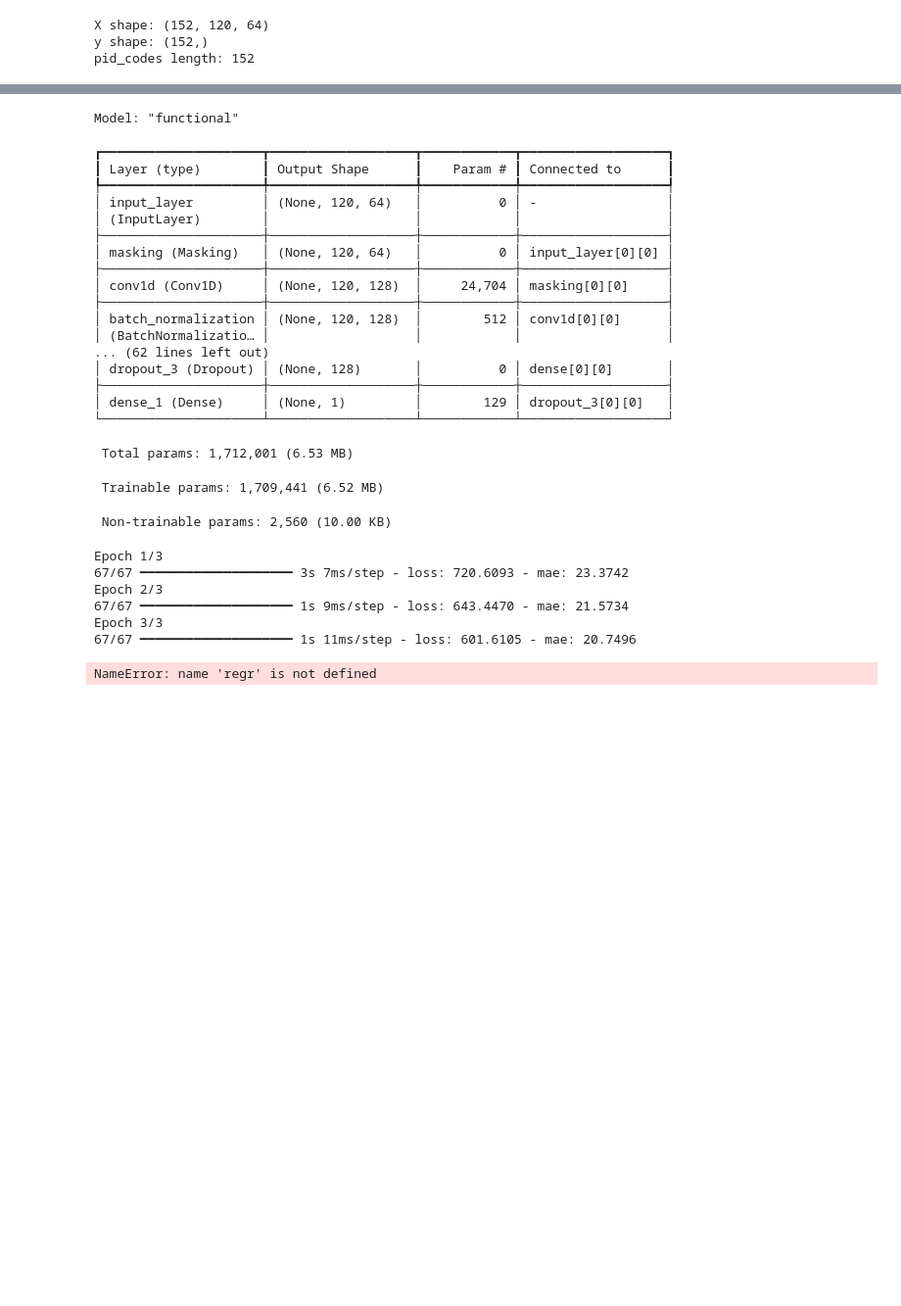
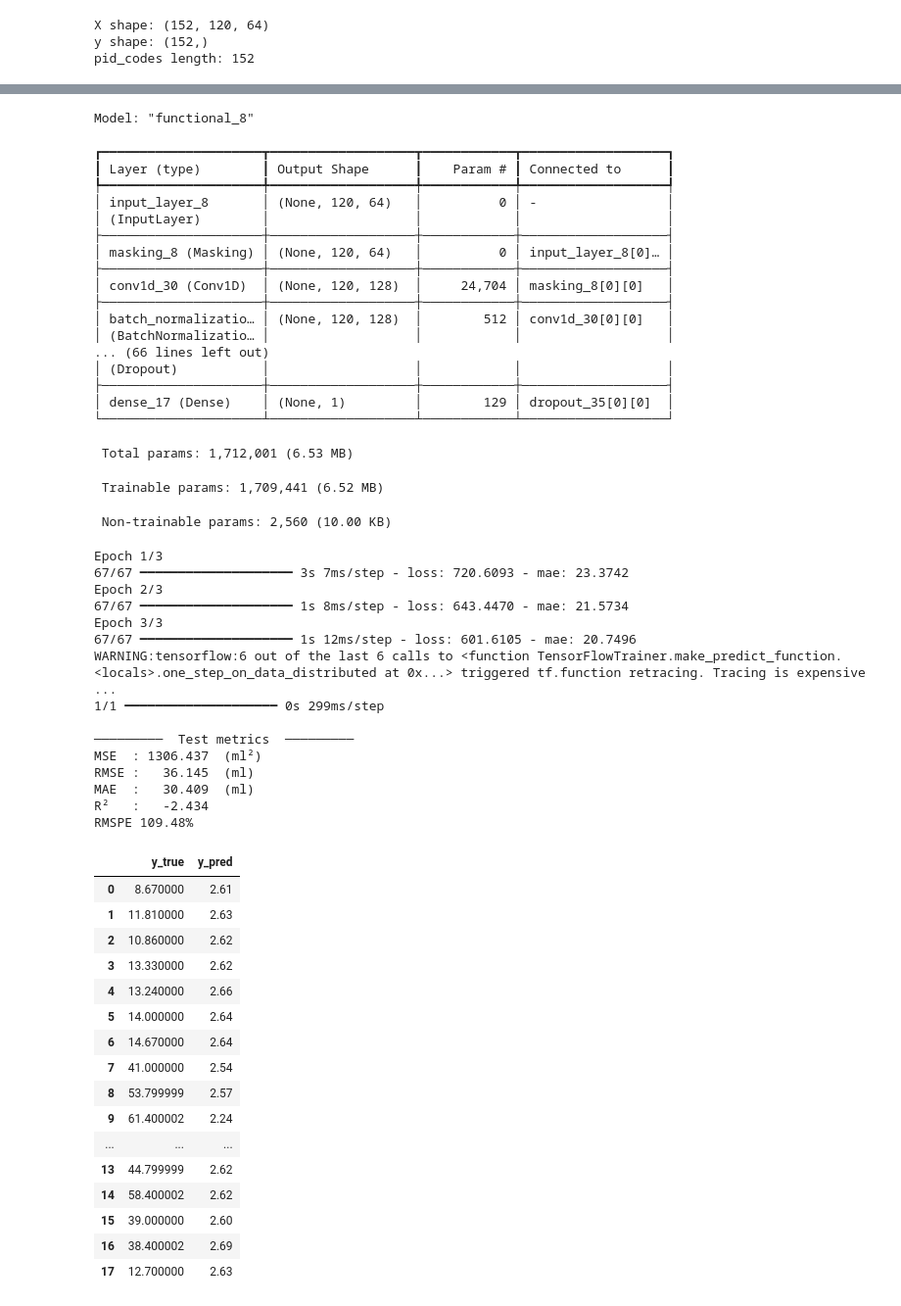
Before and after one commit to alirezamxi/Hydrocare, a Jupyter notebook: labeled/inspection/regression part.ipynb, the cells around one changed output, grey strips where cells are left out. Shown at 98% size. Saved outputs shown, nothing was run; the diff lists cells and outputs as text; code cells hidden in the pictures; blank space fills up the shorter version.

```diff
--- a/labeled/inspection/regression part.ipynb
+++ b/labeled/inspection/regression part.ipynb
@@ -54,7 +54,7 @@ df = (pd.read_excel(PATH)
         .reset_index(drop=True))
 
 df[flag_col] = df[flag_col].map({"Drinking": 1, "Not_Drinking": 0})
-df['Gender']= df['gender'].map({"Drinking": 1, "Not_Drinking": 0})
+df['Gender']= df['Gender'].map({"Male": 1, "Female": 0})
 assert df[flag_col].isin([0, 1]).all(), "Label still not 0/1"
 
 # ────────────────────────────────────────────────────────────────
@@ -489,7 +489,7 @@ history = model.fit(X_train, y_train,
 # ------------------------------------------------------------
 # 4  EVALUATE
 # ------------------------------------------------------------
-y_pred = regr.predict(X_test).squeeze()
+y_pred = model.predict(X_test).squeeze()
 
 mse  = mean_squared_error(y_test, y_pred)
 mae  = mean_absolute_error(y_test, y_pred)
@@ -499,44 +499,69 @@ rmspe = np.sqrt(mse) / y_test.mean()
 print("\n─────────  Test metrics  ─────────")
 print(f"MSE  : {mse:8.3f}  (ml²)")
 print(f"RMSE : {np.sqrt(mse):8.3f}  (ml)")
 print(f"MAE  : {mae:8.3f}  (ml)")
 print(f"R²   : {r2:8.3f}")
 print(f"RMSPE {100*np.mean(rmspe):.2f}%")
 # optional: quick look at first 10 predictions
 pd.DataFrame({"y_true": y_test[:100],
               "y_pred": y_pred[:100]}).round(2)
 # %% [output]
 Train sips: 134   Test sips: 18
 Participants in train : 15
 Participants in test  : 2
-Model: "functional"
+Model: "functional_8"
 ┏━━━━━━━━━━━━━━━━━━━━━┳━━━━━━━━━━━━━━━━━━━┳━━━━━━━━━━━━┳━━━━━━━━━━━━━━━━━━━┓
 ┃ Layer (type)        ┃ Output Shape      ┃    Param # ┃ Connected to      ┃
 ┡━━━━━━━━━━━━━━━━━━━━━╇━━━━━━━━━━━━━━━━━━━╇━━━━━━━━━━━━╇━━━━━━━━━━━━━━━━━━━┩
-│ input_layer         │ (None, 120, 64)   │          0 │ -                 │
+│ input_layer_8       │ (None, 120, 64)   │          0 │ -                 │
 │ (InputLayer)        │                   │            │                   │
 ├─────────────────────┼───────────────────┼────────────┼───────────────────┤
-│ masking (Masking)   │ (None, 120, 64)   │          0 │ input_layer[0][0] │
+│ masking_8 (Masking) │ (None, 120, 64)   │          0 │ input_layer_8[0]… │
 ├─────────────────────┼───────────────────┼────────────┼───────────────────┤
-│ conv1d (Conv1D)     │ (None, 120, 128)  │     24,704 │ masking[0][0]     │
+│ conv1d_30 (Conv1D)  │ (None, 120, 128)  │     24,704 │ masking_8[0][0]   │
 ├─────────────────────┼───────────────────┼────────────┼───────────────────┤
-│ batch_normalization │ (None, 120, 128)  │        512 │ conv1d[0][0]      │
+│ batch_normalizatio… │ (None, 120, 128)  │        512 │ conv1d_30[0][0]   │
 │ (BatchNormalizatio… │                   │            │                   │
-... (62 lines left out)
-│ dropout_3 (Dropout) │ (None, 128)       │          0 │ dense[0][0]       │
+... (66 lines left out)
+│ (Dropout)           │                   │            │                   │
 ├─────────────────────┼───────────────────┼────────────┼───────────────────┤
-│ dense_1 (Dense)     │ (None, 1)         │        129 │ dropout_3[0][0]   │
+│ dense_17 (Dense)    │ (None, 1)         │        129 │ dropout_35[0][0]  │
 └─────────────────────┴───────────────────┴────────────┴───────────────────┘
  Total params: 1,712,001 (6.53 MB)
  Trainable params: 1,709,441 (6.52 MB)
  Non-trainable params: 2,560 (10.00 KB)
 Epoch 1/3
 67/67 ━━━━━━━━━━━━━━━━━━━━ 3s 7ms/step - loss: 720.6093 - mae: 23.3742
 Epoch 2/3
-67/67 ━━━━━━━━━━━━━━━━━━━━ 1s 9ms/step - loss: 643.4470 - mae: 21.5734
+67/67 ━━━━━━━━━━━━━━━━━━━━ 1s 8ms/step - loss: 643.4470 - mae: 21.5734
 Epoch 3/3
-67/67 ━━━━━━━━━━━━━━━━━━━━ 1s 11ms/step - loss: 601.6105 - mae: 20.7496
+67/67 ━━━━━━━━━━━━━━━━━━━━ 1s 12ms/step - loss: 601.6105 - mae: 20.7496
+WARNING:tensorflow:6 out of the last 6 calls to <function TensorFlowTrainer.make_predict_function.<locals>.one_step_on_data_distributed at 0x...> triggered tf.function retracing. Tracing is expensive  ...
+1/1 ━━━━━━━━━━━━━━━━━━━━ 0s 299ms/step
+
+─────────  Test metrics  ─────────
+MSE  : 1306.437  (ml²)
+RMSE :   36.145  (ml)
+MAE  :   30.409  (ml)
+R²   :   -2.434
+RMSPE 109.48%
-NameError: name 'regr' is not defined
+|  | y_true | y_pred |
+| 0 | 8.670000 | 2.61 |
+| 1 | 11.810000 | 2.63 |
+| 2 | 10.860000 | 2.62 |
+| 3 | 13.330000 | 2.62 |
+| 4 | 13.240000 | 2.66 |
+| 5 | 14.000000 | 2.64 |
+| 6 | 14.670000 | 2.64 |
+| 7 | 41.000000 | 2.54 |
+| 8 | 53.799999 | 2.57 |
+| 9 | 61.400002 | 2.24 |
+| ... | ... | ... |
+| 13 | 44.799999 | 2.62 |
+| 14 | 58.400002 | 2.62 |
+| 15 | 39.000000 | 2.60 |
+| 16 | 38.400002 | 2.69 |
+| 17 | 12.700000 | 2.63 |
 # %%
 import pandas as pd
 import seaborn as sns
```
Also changed, not shown: parts of 2 cells of this notebook, 6 other files.
